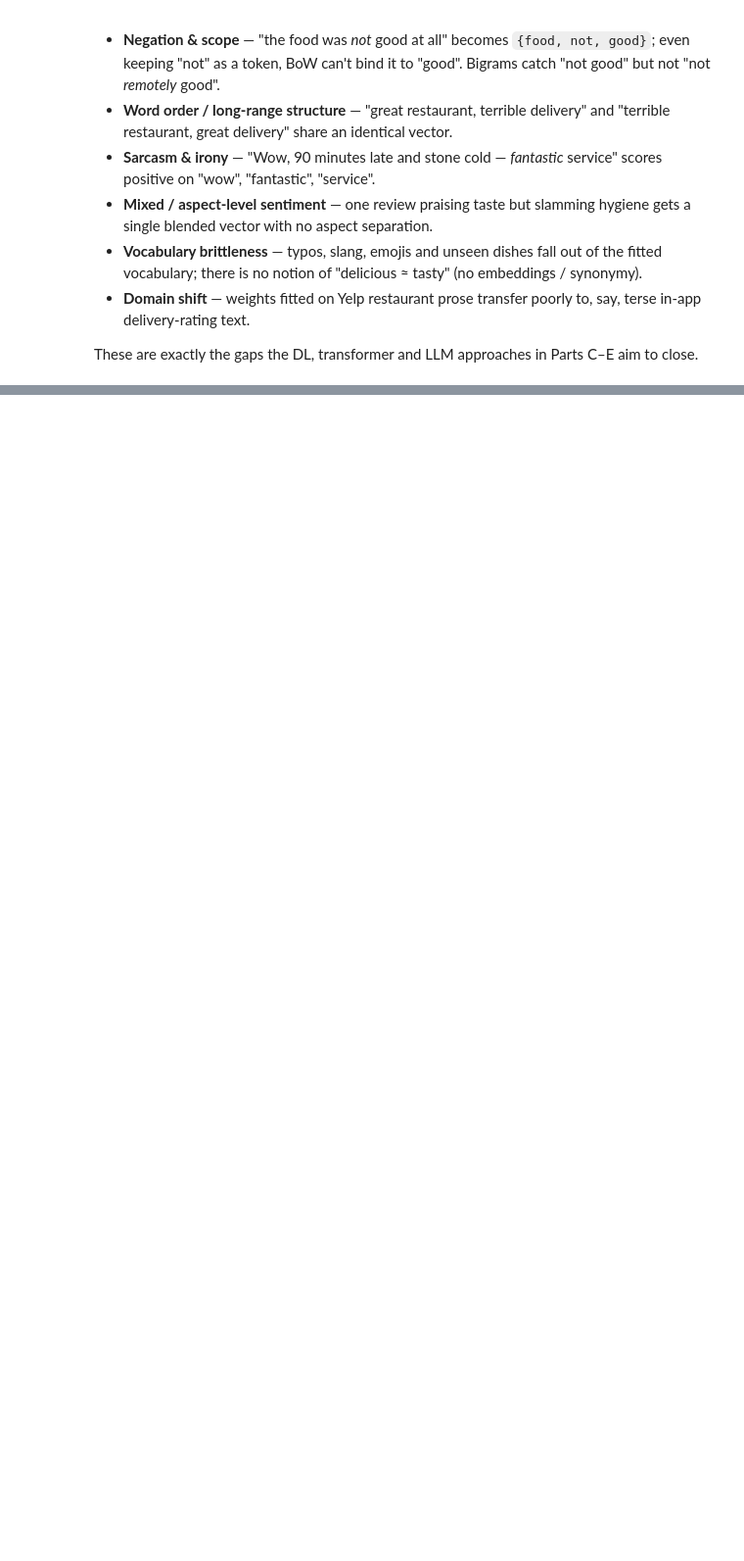
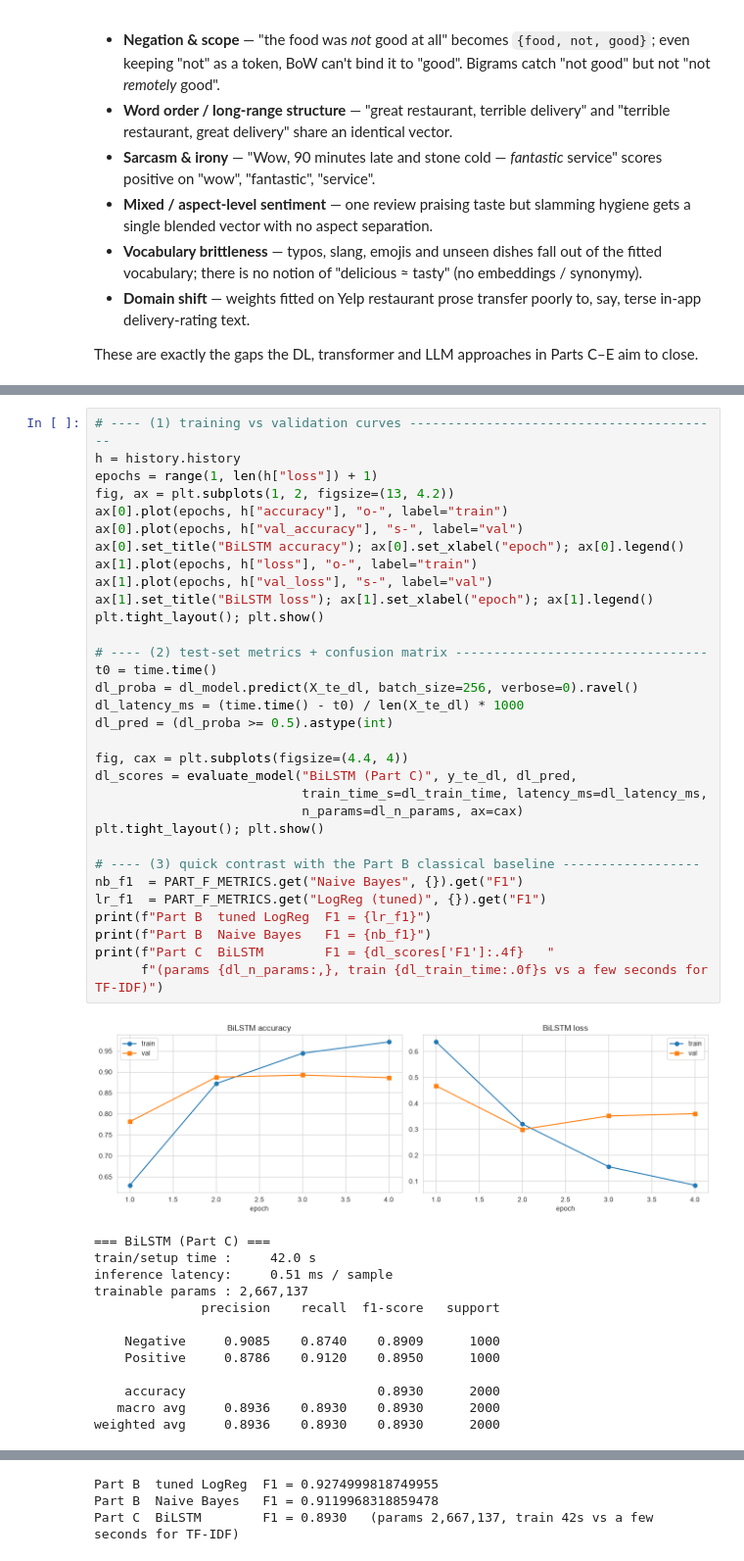
Before and after one commit to Alchemist-evo/nlp_application, a Jupyter notebook: PS4_Group86_NLP_SentimentAnalysis_Assignment.ipynb, the cells around one changed output, grey strips where cells are left out. Shown at 98% size. Cells and saved outputs as stored; diff of their text form; blank space fills up the shorter version.

```diff
--- a/PS4_Group86_NLP_SentimentAnalysis_Assignment.ipynb
+++ b/PS4_Group86_NLP_SentimentAnalysis_Assignment.ipynb
@@ -685,0 +630,46 @@ your results.
+# %%
+# ---- (1) training vs validation curves -----------------------------------------
+h = history.history
+epochs = range(1, len(h["loss"]) + 1)
+fig, ax = plt.subplots(1, 2, figsize=(13, 4.2))
+ax[0].plot(epochs, h["accuracy"], "o-", label="train")
+ax[0].plot(epochs, h["val_accuracy"], "s-", label="val")
+ax[0].set_title("BiLSTM accuracy"); ax[0].set_xlabel("epoch"); ax[0].legend()
+ax[1].plot(epochs, h["loss"], "o-", label="train")
+ax[1].plot(epochs, h["val_loss"], "s-", label="val")
+ax[1].set_title("BiLSTM loss"); ax[1].set_xlabel("epoch"); ax[1].legend()
+plt.tight_layout(); plt.show()
+
+# ---- (2) test-set metrics + confusion matrix ---------------------------------
+t0 = time.time()
+dl_proba = dl_model.predict(X_te_dl, batch_size=256, verbose=0).ravel()
+dl_latency_ms = (time.time() - t0) / len(X_te_dl) * 1000
+dl_pred = (dl_proba >= 0.5).astype(int)
+
+fig, cax = plt.subplots(figsize=(4.4, 4))
+dl_scores = evaluate_model("BiLSTM (Part C)", y_te_dl, dl_pred,
+                           train_time_s=dl_train_time, latency_ms=dl_latency_ms,
+                           n_params=dl_n_params, ax=cax)
+plt.tight_layout(); plt.show()
+
+# ---- (3) quick contrast with the Part B classical baseline ------------------
+nb_f1  = PART_F_METRICS.get("Naive Bayes", {}).get("F1")
+lr_f1  = PART_F_METRICS.get("LogReg (tuned)", {}).get("F1")
+print(f"Part B  tuned LogReg  F1 = {lr_f1}")
+print(f"Part B  Naive Bayes   F1 = {nb_f1}")
+print(f"Part C  BiLSTM        F1 = {dl_scores['F1']:.4f}   "
+      f"(params {dl_n_params:,}, train {dl_train_time:.0f}s vs a few seconds for TF-IDF)")
+# %% [output]
+[figure, added]
+=== BiLSTM (Part C) ===
+train/setup time :     42.0 s
+inference latency:     0.51 ms / sample
+trainable params : 2,667,137
+              precision    recall  f1-score   support
+
+    Negative     0.9085    0.8740    0.8909      1000
+    Positive     0.8786    0.9120    0.8950      1000
+
+    accuracy                         0.8930      2000
+   macro avg     0.8936    0.8930    0.8930      2000
+weighted avg     0.8936    0.8930    0.8930      2000
@@ -685,0 +677,3 @@ your results.
+Part B  tuned LogReg  F1 = 0.9274999818749955
+Part B  Naive Bayes   F1 = 0.9119968318859478
+Part C  BiLSTM        F1 = 0.8930   (params 2,667,137, train 42s vs a few seconds for TF-IDF)
```
Also changed, not shown: parts of 44 cells of this notebook.
